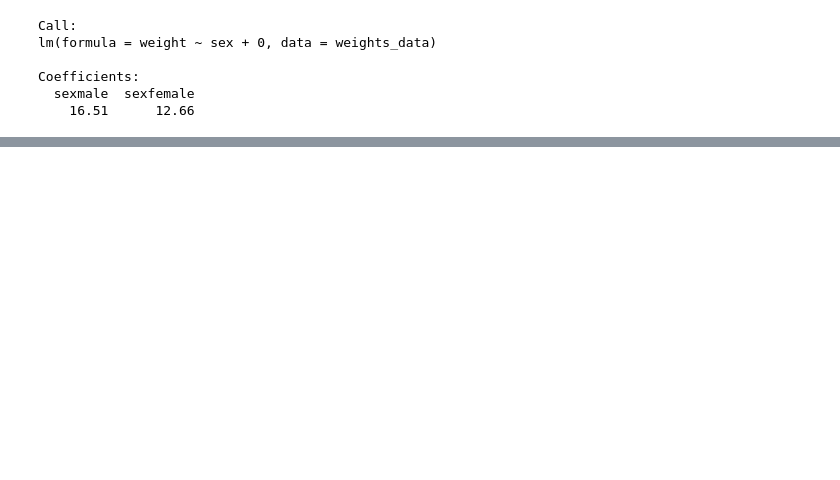
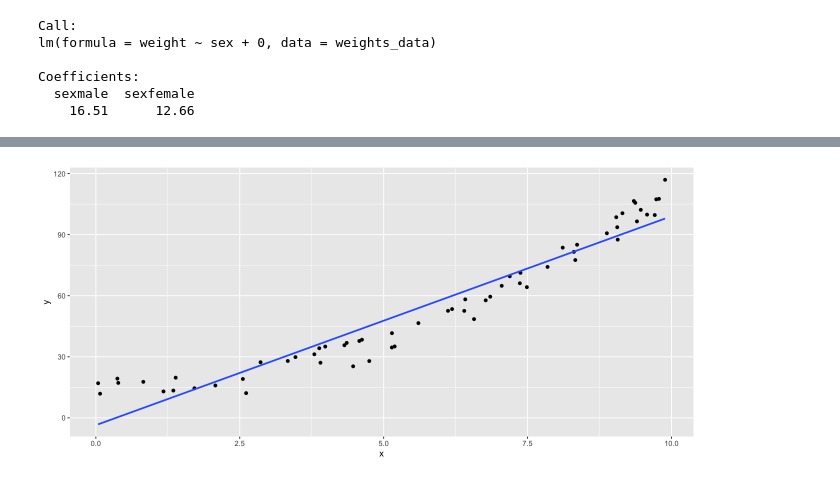
Before and after one commit to mahdi-b/MBIO612-F2021, a Jupyter notebook: week_9/Linear_Regression_Part_2.ipynb, the cells around one changed output, grey strips where cells are left out. Drawn from its saved outputs; the diff is of its cells as text; code cells hidden in the pictures; blank space fills up the shorter version.

```diff
--- a/week_9/Linear_Regression_Part_2.ipynb
+++ b/week_9/Linear_Regression_Part_2.ipynb
@@ -520,0 +553,12 @@ Where $lvl\_i\_status$ is either 0 or 1.
+# %%
+options(repr.plot.width=11, repr.plot.height=5)
+
+set.seed(42)
+x = runif(60, 0, 10)
+y = x^2 + rnorm(10, 15, 4)
+
+ggplot()+
+  geom_point(aes(x, y)) +
+  geom_smooth(aes(x, y), formula='y ~ x', method="lm", se=FALSE)
+# %% [output]
+[figure, added]
```
Also changed, not shown: parts of 54 cells of this notebook, 2 other files.
